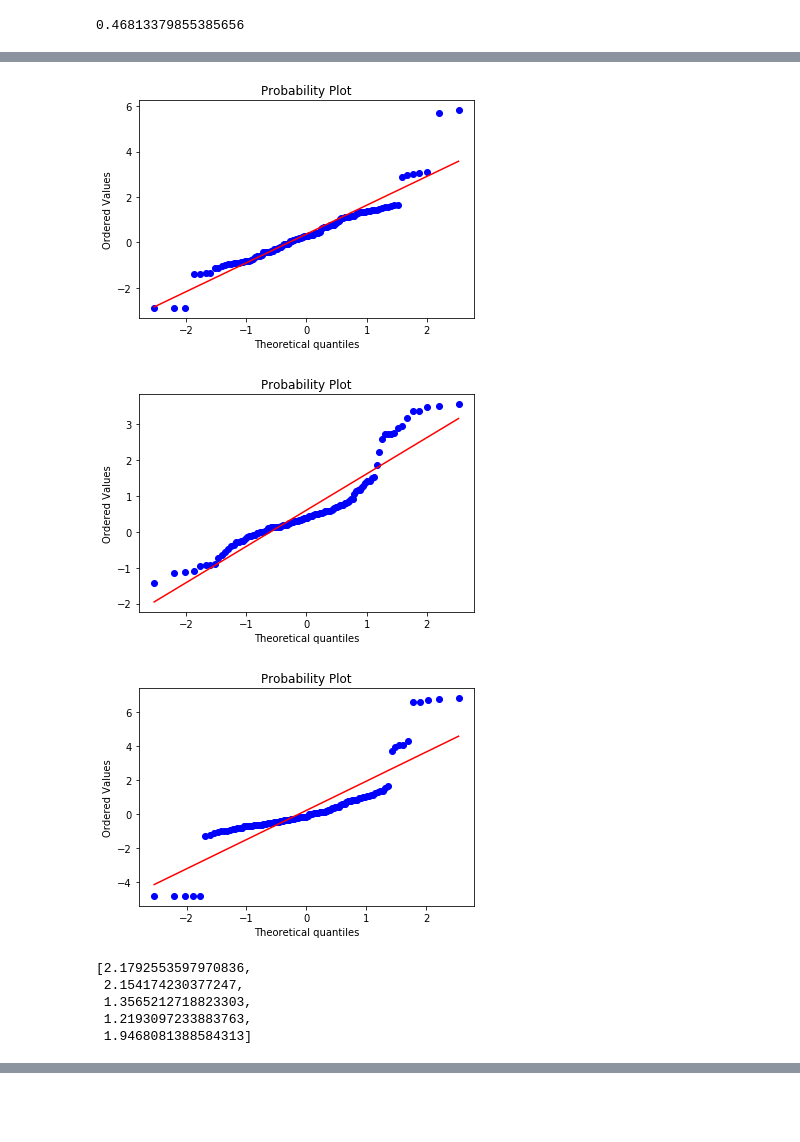
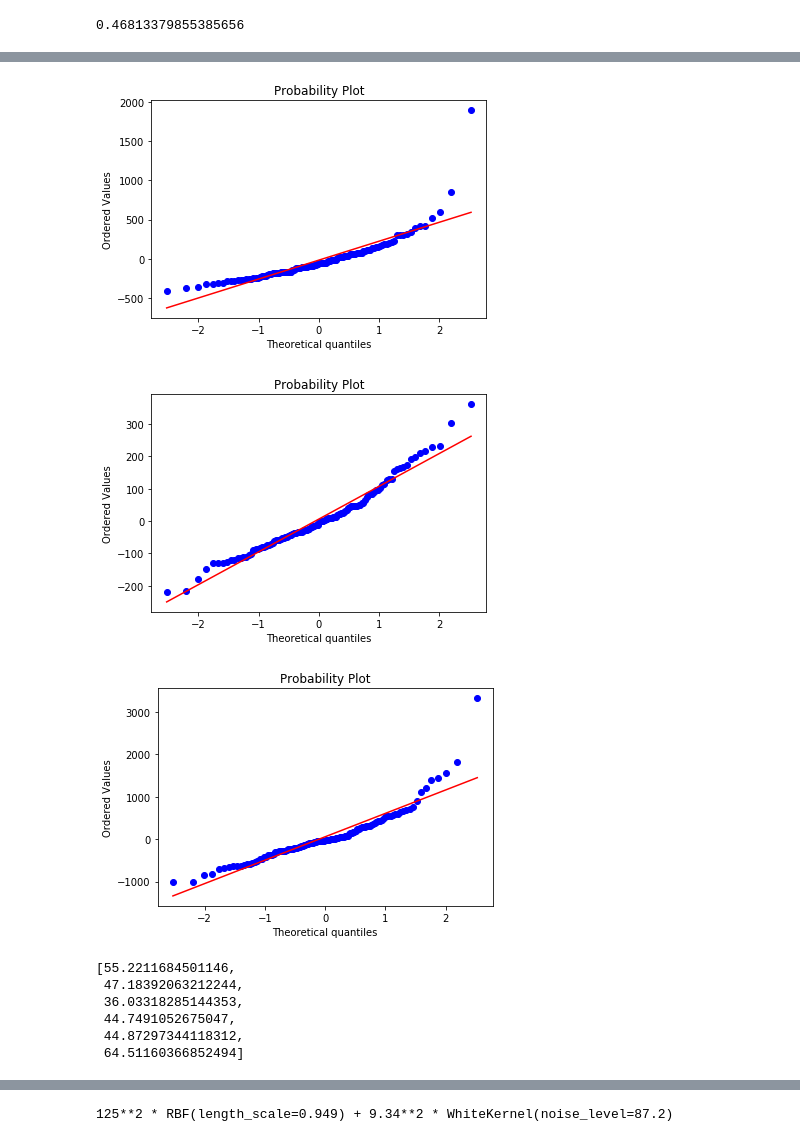
Before and after one commit to desultir/capstone, a Jupyter notebook: notebooks/tdm/gp model.ipynb, the cells around one changed output, grey strips where cells are left out. Saved outputs shown, nothing was run; the diff lists cells and outputs as text; code cells hidden in the pictures; blank space fills up the shorter version.

```diff
--- a/notebooks/tdm/gp model.ipynb
+++ b/notebooks/tdm/gp model.ipynb
@@ -45,3 +69,6 @@ nswdf
+# %%
+nswdf_target = utils.load_target()
+#target.columns
 # %%
 #average distance between nearest neighbours
 dist = []
@@ -148,0 +119,8 @@ Index(['code', 'codenum', 'name', 'unknown', 'state', 'unknown2', 'clean_name',
+# %%
+nswdf.loc[nswdf["clean_name"]=="Rockdale", "clean_name"] = "Bayside"
+nswdf.loc[nswdf["clean_name"]=="Gundagai", "clean_name"] = "Cootamundra-Gundagai"
+nswdf.loc[nswdf["clean_name"]=="Western Plains Regional", "clean_name"] = "Dubbo Regional"
+nswdf.loc[nswdf["clean_name"]=="Greater Hume Shire", "clean_name"] = "Greater Hume"
+# %%
+master_df = nswdf_target.set_index('LGA').join(nswdf.set_index("clean_name"))
+master_df[master_df["name"].isnull()]
@@ -162,29 +143,39 @@ def kfold_cv(k, crimenum, dataframe):
     mus = []
     sigmas = []
     rmse = []
+    mape = []
 
     output = pd.DataFrame(index=range(len(dataframe)))
-    for train_index, test_index in skf.split(lga_names, lga_names["pop_class"]):
-        train_lgas = lga_names.iloc[train_index, lga_names.columns.get_loc("LGA")]
-        traindf = dataframe.loc[dataframe["LGA"].isin(train_lgas)]
+    models = []
+    for train_index, test_index in skf.split(dataframe, dataframe["strat_class"]):
+        traindf = dataframe.iloc[train_index]
 
-        test_lgas = lga_names.iloc[test_index, lga_names.columns.get_loc("LGA")]
-        testdf = dataframe.loc[dataframe["LGA"].isin(test_lgas)]
-        #import pdb; pdb.set_trace()
-        model = GaussianProcessRegressor(kernel=1.0 * RBF(length_scale=1) + 1.0 * WhiteKernel(), normalize_y=False)
-        model.fit(traindf[['lat','long']], traindf.iloc[:,start_col+crimenum])
-        lga_loc = np.asarray(testdf[['lat','long']])
+        testdf = dataframe.iloc[test_index]
+
+        model = GaussianProcessRegressor(kernel=1.0 * RBF(0.48, (0.01,1)) + 1.0 * WhiteKernel(), normalize_y=True, n_restarts_optimizer=10)
+
+        model.fit(traindf[['lat_dist','long_dist']], traindf.iloc[:,start_col+crimenum])
+        lga_loc = np.asarray(testdf[['lat_dist','long_dist']])
         #print(lga_loc)
         mu, sigma = model.predict(lga_loc, return_std=True)
+        models.append(model)
         mus.append(mu)
         sigmas.append(sigma)
-        #is this a fair measure
+        mape.append(utils.mape(mu, testdf.iloc[:,start_col+crimenum]))
         rmse.append(np.sqrt(mean_squared_error(mu, testdf.iloc[:,start_col+crimenum])))
-        probplot(testdf.iloc[:,start_col+crimenum] - mu, dist='norm', plot=plt)
+
         plt.show()
 
-    return output, rmse
+    preds = np.array([])
+    for mu in mus:
+        preds = np.append(preds, mu)
+    probplot(dataframe.iloc[:, start_col+crimenum].values - np.asarray(preds),  dist='norm', plot=plt)
 
-output = kfold_cv(5, 0, nswdf_target.loc[(nswdf_target["Type"] == "Rate per 100,000 population")])
-output[1]
+    mape.append(utils.mape(preds, dataframe.iloc[:, start_col+crimenum]))
+    return mus, sigma, rmse, mape, preds, models
+
+output = []
+for i in range(6):
+    output.append(kfold_cv(5, i, master_df))
+[x[3][-1] for x in output]
 # %% [output]
@@ -193,8 +184,9 @@ output[1]
-[figure, old version]
+[figure, new version]
-[figure, old version]
+[figure, new version]
-[figure, old version]
+[figure, new version]
-[2.1792553597970836,
- 2.154174230377247,
- 1.3565212718823303,
- 1.2193097233883763,
- 1.9468081388584313]
+[55.2211684501146,
+ 47.18392063212244,
+ 36.03318285144353,
+ 44.7491052675047,
+ 44.87297344118312,
+ 64.51160366852494]
@@ -217,0 +194,4 @@ plot_conditional('Willoughby', 'Assault - non-domestic violence')
+# %%
+output[-1][-1][-4].kernel_
+# %% [output]
+125**2 * RBF(length_scale=0.949) + 9.34**2 * WhiteKernel(noise_level=87.2)
```
Also changed, not shown: parts of 10 cells of this notebook, 2 other files.
